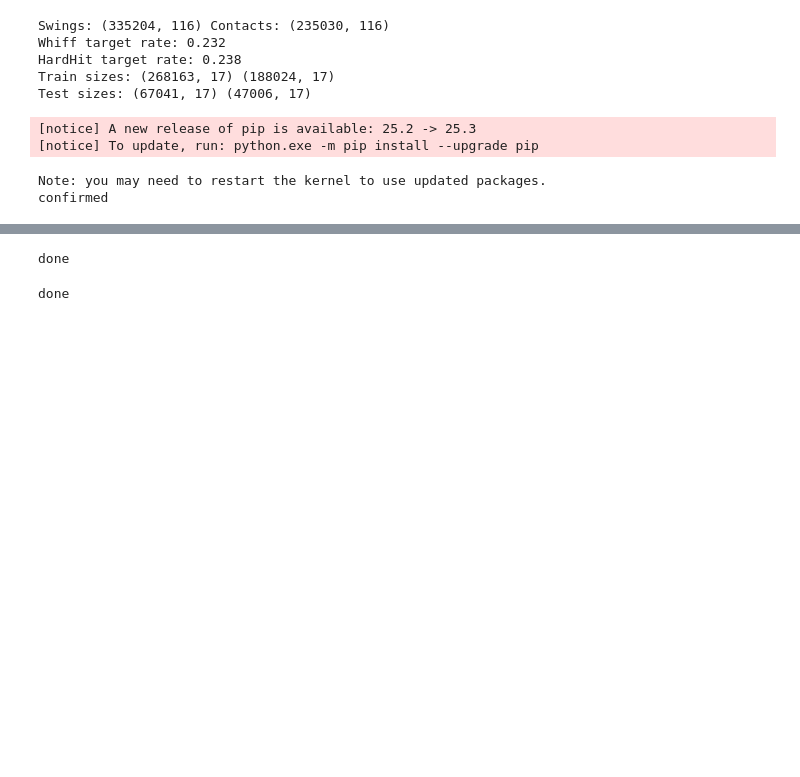
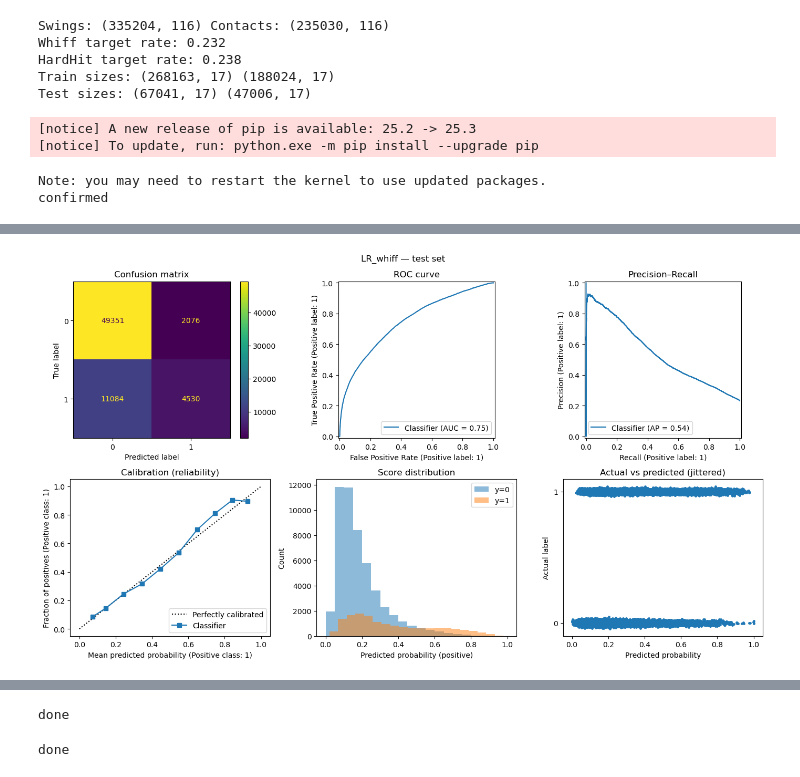
Before and after one commit to geniuspig2986/Whiff-and-Hard-Hit-Predictor, a Jupyter notebook: notebooks/Baseballting.ipynb, the cells around one changed output, grey strips where cells are left out. Saved outputs shown, nothing was run; the diff lists cells and outputs as text; code cells hidden in the pictures; blank space fills up the shorter version.

```diff
--- a/notebooks/Baseballting.ipynb
+++ b/notebooks/Baseballting.ipynb
@@ -297,0 +330,86 @@ confirmed
+# %%
+# Cell 10B — plots: actual vs predicted for each model on test data
+import numpy as np
+import matplotlib.pyplot as plt
+from sklearn.metrics import (
+    ConfusionMatrixDisplay, RocCurveDisplay, PrecisionRecallDisplay
+)
+from sklearn.calibration import CalibrationDisplay
+
+# Collect available test sets and models
+model_specs = []
+
+# Whiff task (swing)
+model_specs.append(("LR_whiff",   pipe_whiff,   X_sw_te, y_sw_te))
+if "rf_whiff"  in globals(): model_specs.append(("RF_whiff",  rf_whiff,  X_sw_te, y_sw_te))
+if "xgb_whiff" in globals(): model_specs.append(("XGB_whiff", xgb_whiff, X_sw_te, y_sw_te))
+
+# Hard-hit task (contact)
+model_specs.append(("LR_hardhit",   pipe_hardhit,   X_ct_te, y_ct_te))
+if "rf_hard"  in globals(): model_specs.append(("RF_hardhit",  rf_hard,  X_ct_te, y_ct_te))
+if "xgb_hard" in globals(): model_specs.append(("XGB_hardhit", xgb_hard, X_ct_te, y_ct_te))
+
+def _preds(model, X):
+    yhat = model.predict(X)
+    p = None
+    if hasattr(model, "predict_proba"):
+        p = model.predict_proba(X)[:, 1]
+    return yhat, p
+
+def plot_all(name, model, X, y):
+    yhat, p = _preds(model, X)
+
+    rows, cols = (2, 3) if p is not None else (1, 1)
+    fig = plt.figure(figsize=(14, 8) if p is not None else (4, 4))
+    fig.suptitle(f"{name} — test set")
+
+    # 1) Confusion matrix
+    ax1 = plt.subplot(rows, cols, 1)
+    ConfusionMatrixDisplay.from_predictions(y, yhat, ax=ax1)
+    ax1.set_title("Confusion matrix")
+
+    if p is not None:
+        # 2) ROC
+        ax2 = plt.subplot(rows, cols, 2)
+        RocCurveDisplay.from_predictions(y, p, ax=ax2)
+        ax2.set_title("ROC curve")
+
+        # 3) Precision–Recall
+        ax3 = plt.subplot(rows, cols, 3)
+        PrecisionRecallDisplay.from_predictions(y, p, ax=ax3)
+        ax3.set_title("Precision–Recall")
+
+        # 4) Calibration
+        ax4 = plt.subplot(rows, cols, 4)
+        CalibrationDisplay.from_predictions(y, p, n_bins=10, ax=ax4)
+        ax4.set_title("Calibration (reliability)")
+
+        # 5) Probability histograms by class
+        ax5 = plt.subplot(rows, cols, 5)
+        p0 = p[y == 0]
+        p1 = p[y == 1]
+        ax5.hist(p0, bins=20, alpha=0.5, label="y=0")
+        ax5.hist(p1, bins=20, alpha=0.5, label="y=1")
+        ax5.set_xlabel("Predicted probability (positive)")
+        ax5.set_ylabel("Count")
+        ax5.set_title("Score distribution")
+        ax5.legend()
+
+        # 6) Actual vs predicted label scatter (jittered)
+        rng = np.random.default_rng(0)
+        ax6 = plt.subplot(rows, cols, 6)
+        jitter = rng.normal(0, 0.01, size=y.shape[0])
+        ax6.scatter(p, y + jitter, s=6)
+        ax6.set_yticks([0, 1])
+        ax6.set_yticklabels(["0", "1"])
+        ax6.set_xlabel("Predicted probability")
+        ax6.set_ylabel("Actual label")
+        ax6.set_title("Actual vs predicted (jittered)")
+
+    plt.tight_layout()
+    plt.show()
+
+for name, model, X_te, y_te in model_specs:
+    plot_all(name, model, X_te, y_te)
+# %% [output]
+[figure, added]
```
Also changed, not shown: parts of 6 cells of this notebook.
